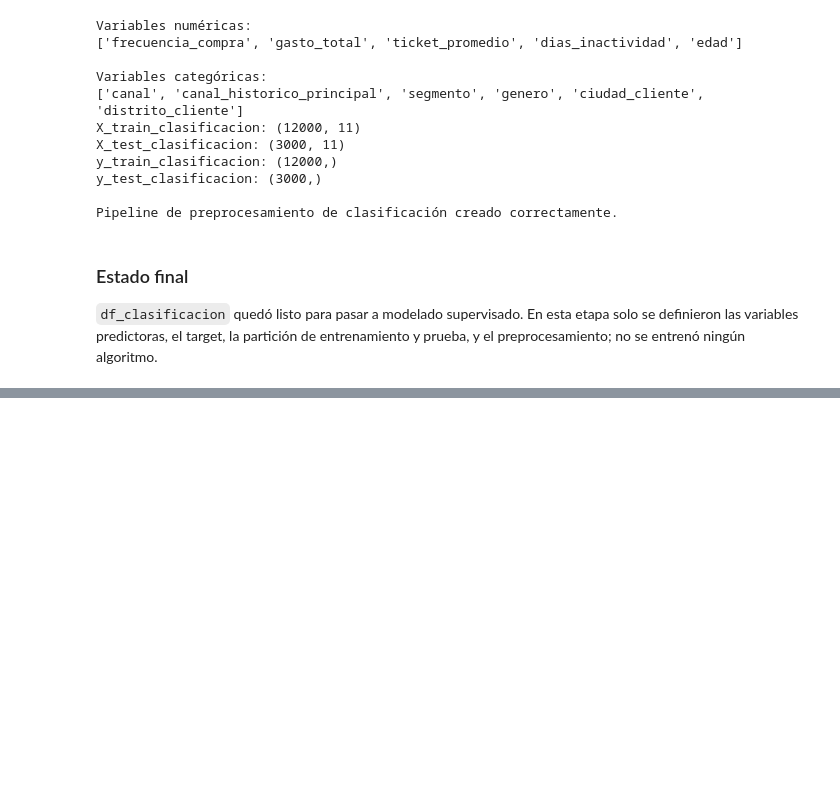
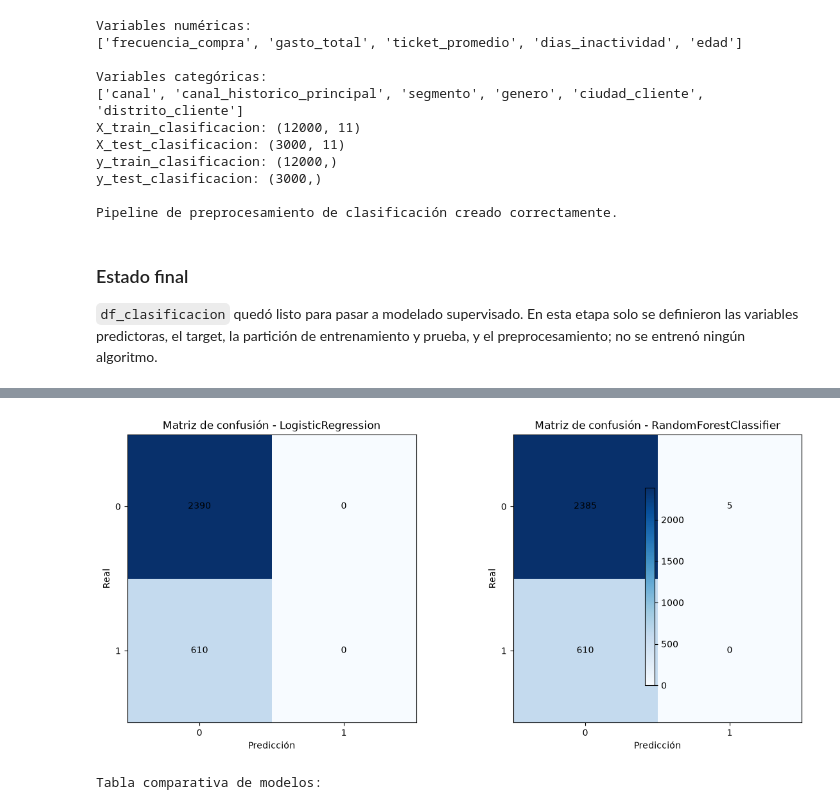
Before and after one commit to cristopfer/Analitica_Datos_01, a Jupyter notebook: proyecto-andinaretail/notebooks/Notebook 03_predictivo.ipynb, the cells around one changed output, grey strips where cells are left out. Drawn from its saved outputs; the diff is of its cells as text; code cells hidden in the pictures; blank space fills up the shorter version.

Commit message:
feat: implement classification models evaluation pipeline

```diff
--- a/proyecto-andinaretail/notebooks/Notebook 03_predictivo.ipynb
+++ b/proyecto-andinaretail/notebooks/Notebook 03_predictivo.ipynb
@@ -738,0 +743,80 @@ Pipeline de preprocesamiento de clasificación creado correctamente.
+# %%
+import matplotlib.pyplot as plt
+from sklearn.ensemble import RandomForestClassifier
+from sklearn.linear_model import LogisticRegression
+from sklearn.metrics import accuracy_score, confusion_matrix, f1_score, precision_score, recall_score, roc_auc_score
+
+# Aplicar el pipeline de preprocesamiento ya creado
+X_train_clasificacion_preparado = pipeline_preprocesamiento_clasificacion.fit_transform(X_train_clasificacion)
+X_test_clasificacion_preparado = pipeline_preprocesamiento_clasificacion.transform(X_test_clasificacion)
+
+# Convertir a denso solo si el resultado viene en formato disperso
+if hasattr(X_train_clasificacion_preparado, 'toarray'):
+    X_train_clasificacion_preparado = X_train_clasificacion_preparado.toarray()
+    X_test_clasificacion_preparado = X_test_clasificacion_preparado.toarray()
+
+# Entrenamiento de modelos solicitados
+modelo_logit = LogisticRegression(max_iter=1000, random_state=42)
+modelo_logit.fit(X_train_clasificacion_preparado, y_train_clasificacion)
+pred_logit = modelo_logit.predict(X_test_clasificacion_preparado)
+proba_logit = modelo_logit.predict_proba(X_test_clasificacion_preparado)[:, 1]
+
+modelo_rf_clasificacion = RandomForestClassifier(
+    n_estimators=200,
+    random_state=42,
+    n_jobs=-1
+)
+modelo_rf_clasificacion.fit(X_train_clasificacion_preparado, y_train_clasificacion)
+pred_rf_clasificacion = modelo_rf_clasificacion.predict(X_test_clasificacion_preparado)
+proba_rf_clasificacion = modelo_rf_clasificacion.predict_proba(X_test_clasificacion_preparado)[:, 1]
+
+# Evaluación
+resultados_clasificacion = pd.DataFrame([
+    {
+        'modelo': 'LogisticRegression',
+        'Accuracy': accuracy_score(y_test_clasificacion, pred_logit),
+        'Precision': precision_score(y_test_clasificacion, pred_logit, zero_division=0),
+        'Recall': recall_score(y_test_clasificacion, pred_logit, zero_division=0),
+        'F1-score': f1_score(y_test_clasificacion, pred_logit, zero_division=0),
+        'ROC AUC': roc_auc_score(y_test_clasificacion, proba_logit)
+    },
+    {
+        'modelo': 'RandomForestClassifier',
+        'Accuracy': accuracy_score(y_test_clasificacion, pred_rf_clasificacion),
+        'Precision': precision_score(y_test_clasificacion, pred_rf_clasificacion, zero_division=0),
+        'Recall': recall_score(y_test_clasificacion, pred_rf_clasificacion, zero_division=0),
+        'F1-score': f1_score(y_test_clasificacion, pred_rf_clasificacion, zero_division=0),
+        'ROC AUC': roc_auc_score(y_test_clasificacion, proba_rf_clasificacion)
+    }
+]).sort_values(by=['F1-score', 'ROC AUC'], ascending=[False, False]).reset_index(drop=True)
+
+mejor_modelo_clasificacion = resultados_clasificacion.iloc[0]['modelo']
+
+# Matrices de confusión
+matriz_confusion_logit = confusion_matrix(y_test_clasificacion, pred_logit)
+matriz_confusion_rf = confusion_matrix(y_test_clasificacion, pred_rf_clasificacion)
+
+fig, axes = plt.subplots(1, 2, figsize=(12, 5))
+for ax, matriz, titulo in [
+    (axes[0], matriz_confusion_logit, 'LogisticRegression'),
+    (axes[1], matriz_confusion_rf, 'RandomForestClassifier')
+]:
+    im = ax.imshow(matriz, cmap='Blues')
+    ax.set_title(f'Matriz de confusión - {titulo}')
+    ax.set_xlabel('Predicción')
+    ax.set_ylabel('Real')
+    ax.set_xticks([0, 1])
+    ax.set_yticks([0, 1])
+    for i in range(matriz.shape[0]):
+        for j in range(matriz.shape[1]):
+            ax.text(j, i, matriz[i, j], ha='center', va='center', color='black')
+fig.colorbar(im, ax=axes.ravel().tolist(), shrink=0.8)
+plt.tight_layout()
+plt.show()
+
+print('Tabla comparativa de modelos:')
+display(resultados_clasificacion)
+print(f'\nMejor modelo seleccionado: {mejor_modelo_clasificacion}')
+# %% [output]
+[figure, added]
+Tabla comparativa de modelos:
```
Also changed, not shown: parts of 2 cells of this notebook.
